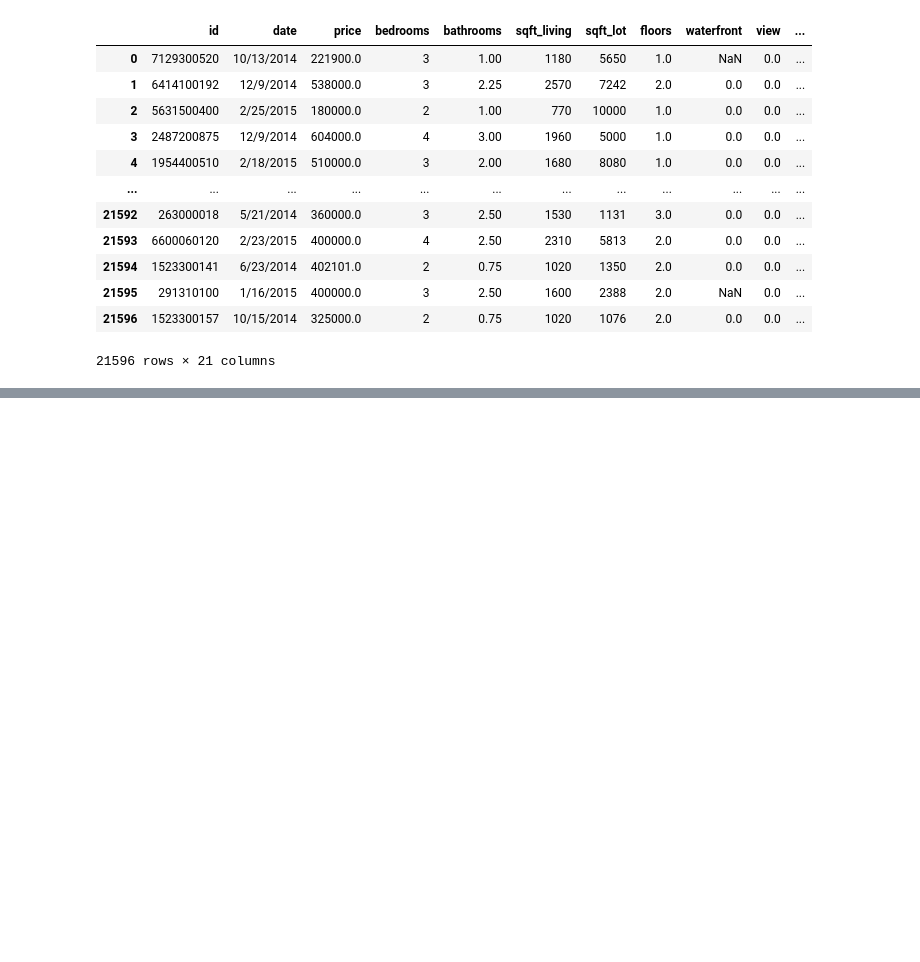
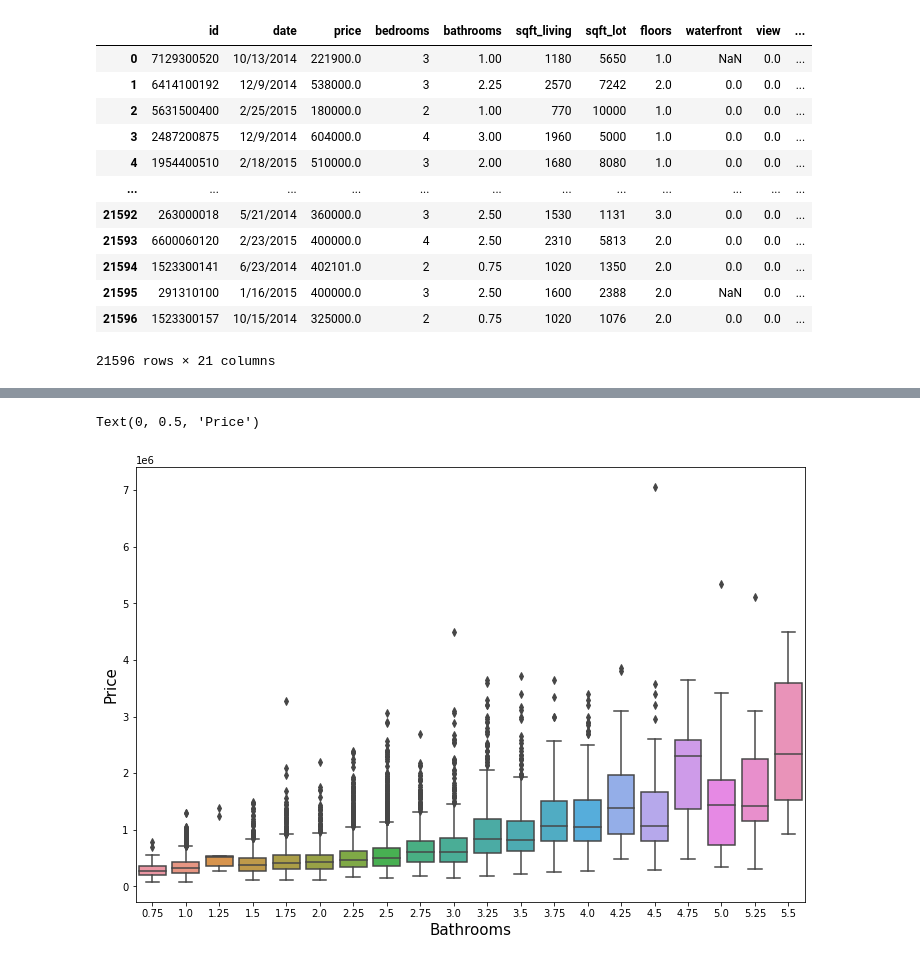
Before and after one commit to asval211/king_county_housing_data, a Jupyter notebook: notebooks/exploratory/Alex/lower_end.ipynb, the cells around one changed output, grey strips where cells are left out. Saved outputs shown, nothing was run; the diff lists cells and outputs as text; code cells hidden in the pictures; blank space fills up the shorter version.

```diff
--- a/notebooks/exploratory/Alex/lower_end.ipynb
+++ b/notebooks/exploratory/Alex/lower_end.ipynb
@@ -65,3 +65,7 @@ df.drop(15856)
 | 21595 | 291310100 | 1/16/2015 | 400000.0 | 3 | 2.50 | 1600 | 2388 | 2.0 | NaN | 0.0 | ... |
 | 21596 | 1523300157 | 10/15/2014 | 325000.0 | 2 | 0.75 | 1020 | 1076 | 2.0 | 0.0 | 0.0 | ... |
 21596 rows × 21 columns
+# %%
+# Replace all NaN values to 0.
+df = df.replace(np.nan, 0)
+df
@@ -67,0 +86,4 @@ df.drop(15856)
+# %%
+# Convert price from float to integer
+df.price = df.price.astype(int)
+df.info()
@@ -67,0 +128,3 @@ df.drop(15856)
+# %%
+df = df.loc[(df['bathrooms'] > 0.5) & (df['bathrooms'] < 5.75)]
+df
@@ -67,0 +145,9 @@ df.drop(15856)
+# %%
+# Boxplot showing relationship between price and bathrooms
+plt.figure(figsize=(12,8))
+sns.boxplot(x=df['bathrooms'], y=df['price'])
+plt.xlabel('Bathrooms', fontsize=15)
+plt.ylabel('Price', fontsize=15)
+# %% [output]
+Text(0, 0.5, 'Price')
+[figure, added]
```
Also changed, not shown: parts of 29 cells of this notebook.
